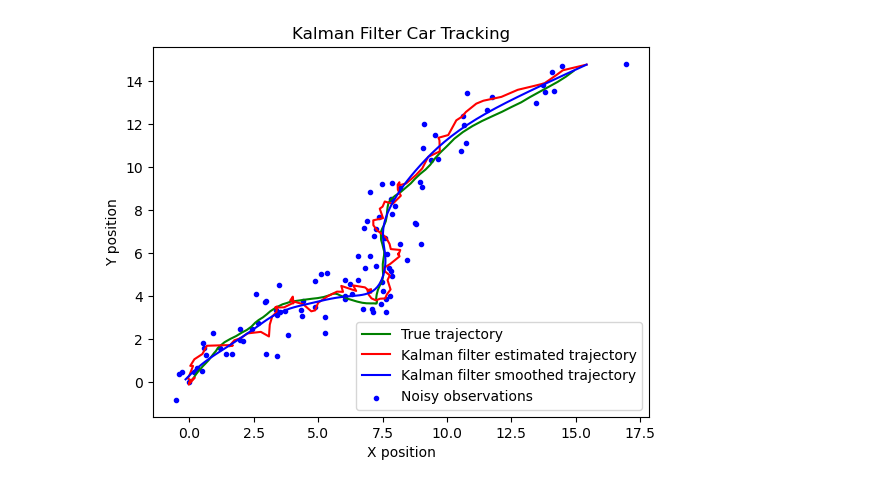
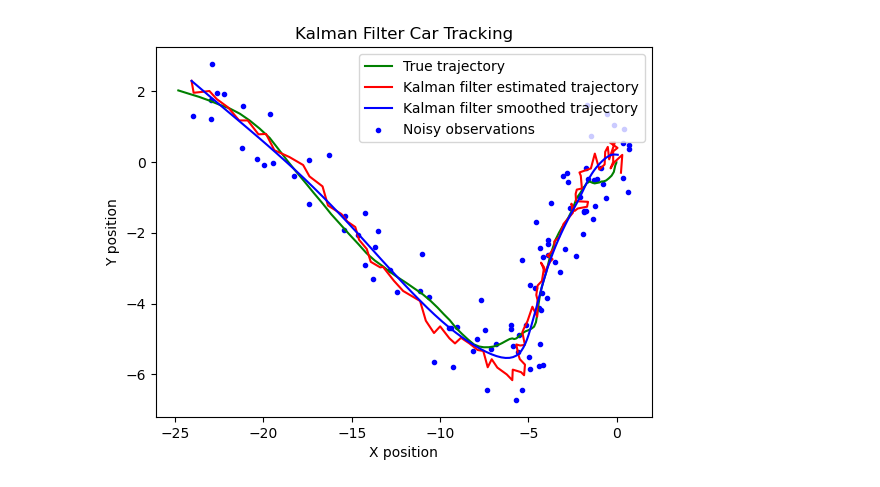
Before and after one commit to AndersGMadsen/bayesian-state-space-models, a Jupyter notebook: normal.ipynb, the cells around one changed output. Drawn from its saved outputs; the diff is of its cells as text; code cells hidden in the pictures.

```diff
--- a/normal.ipynb
+++ b/normal.ipynb
@@ -1,5 +1,14 @@
 # %%
 import numpy as np
 from matplotlib import pyplot as plt
-from utils import *
-from bayesian_utils import KF
+from bayesian_utils import CarTrajectoryLinear, CarTrajectoryNonLinear, KF
+
+
+system = CarTrajectoryLinear()
+# system = CarTrajectoryNonLinear()
+states, measurements = system.get_data()
+
+A = system.A
+H = system.H
+Q = system.Q
+R = system.R
@@ -8,16 +15,16 @@ true_trajectory, noisy_observations = generate_trajectory_linear()
 # %%
 kalman_filter = KF(A, Q, H, R)
-state_estimates, cov_estimates = kalman_filter.filter(noisy_observations)
+state_estimates, cov_estimates = kalman_filter.filter(measurements)
 state_estimates_smoothed, cov_estimates_smoothed = kalman_filter.smoother(state_estimates, cov_estimates)
 # %%
-plt.plot(true_trajectory[:, 0], true_trajectory[:, 1], 'g-', label='True trajectory')
+plt.plot(states[:, 0], states[:, 1], 'g-', label='True trajectory')
 plt.plot(state_estimates[:, 0], state_estimates[:, 1], 'r-', label='Kalman filter estimated trajectory')
 plt.plot(state_estimates_smoothed[:, 0], state_estimates_smoothed[:, 1], 'b-', label='Kalman filter smoothed trajectory')
-plt.scatter(noisy_observations[:, 0], noisy_observations[:, 1], c='b', marker='.', label='Noisy observations')
+plt.scatter(measurements[:, 0], measurements[:, 1], c='b', marker='.', label='Noisy observations')
 plt.xlabel('X position')
 plt.ylabel('Y position')
 plt.legend()
 plt.title('Kalman Filter Car Tracking')
 plt.show()
 # %% [output]
-[figure, old version]
+[figure, new version]
```
Also changed, not shown: parts of 1 cell of this notebook, 2 other files.
